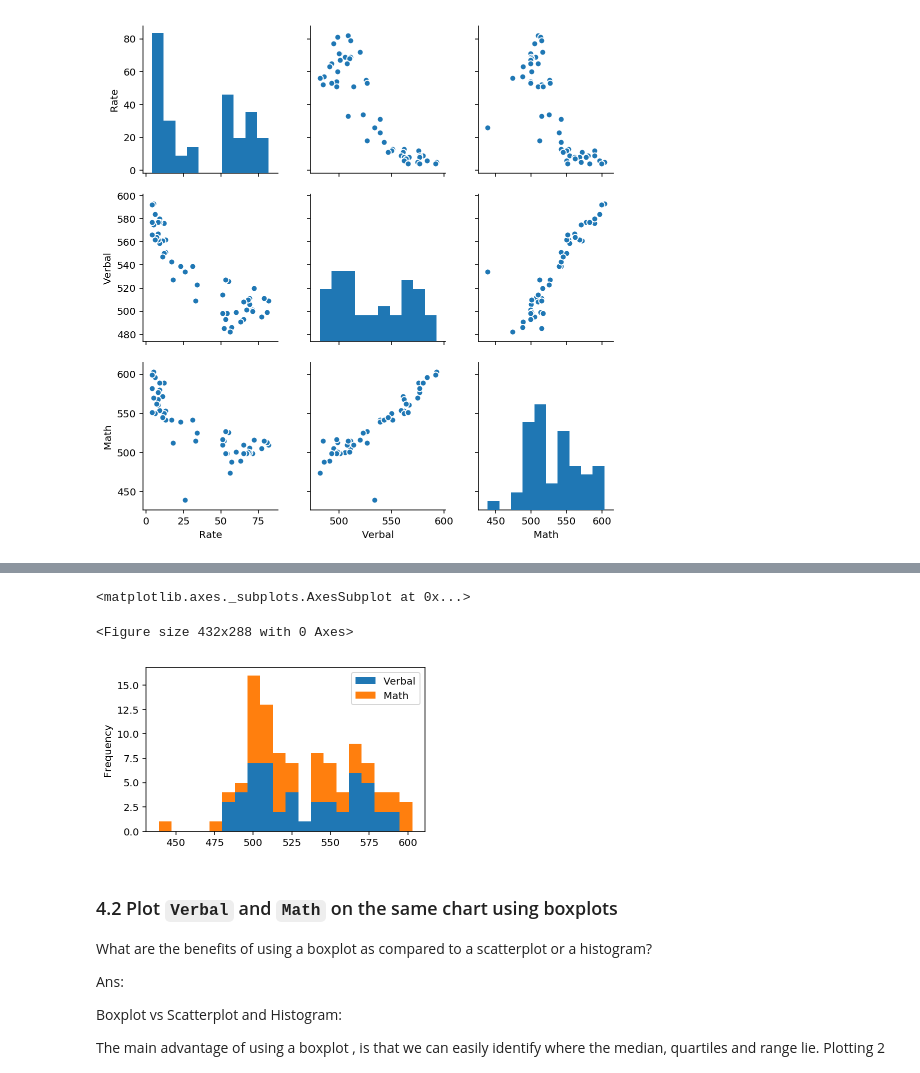
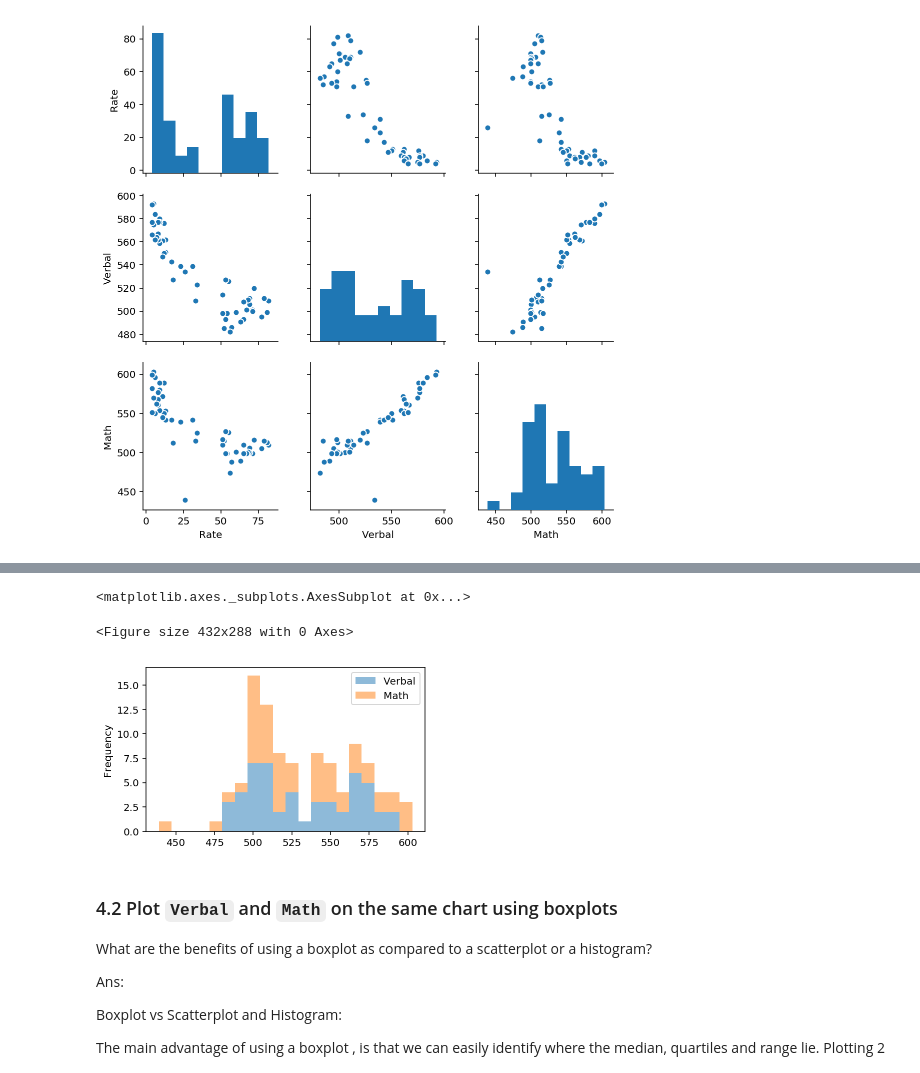
Before and after one commit to Zachlim06/project_submissions, a Jupyter notebook: project-2_working_file/project-02-v2-starter-code.ipynb, the cells around one changed output, grey strips where cells are left out. Saved outputs shown, nothing was run; the diff lists cells and outputs as text; code cells hidden in the pictures.

```diff
--- a/project-2_working_file/project-02-v2-starter-code.ipynb
+++ b/project-2_working_file/project-02-v2-starter-code.ipynb
@@ -238,11 +238,11 @@ http://pandas.pydata.org/pandas-docs/stable/visualization.html
 ### 4.1 Plot a stacked histogram with `Verbal` and `Math` using pandas
 # %%
 plt.figure()
-sat[['Verbal','Math']].plot.hist(stacked=True, bins=20, figsize =(5,3))
+sat[['Verbal','Math']].plot.hist(stacked=True, bins=20, figsize =(5,3), alpha = 0.5)
 # %% [output]
 <matplotlib.axes._subplots.AxesSubplot at 0x...>
 <Figure size 432x288 with 0 Axes>
-[figure, old version]
+[figure, new version]
 # %% [markdown]
 ### 4.2 Plot `Verbal` and `Math` on the same chart using boxplots
 
```
Also changed, not shown: parts of 50 cells of this notebook.
